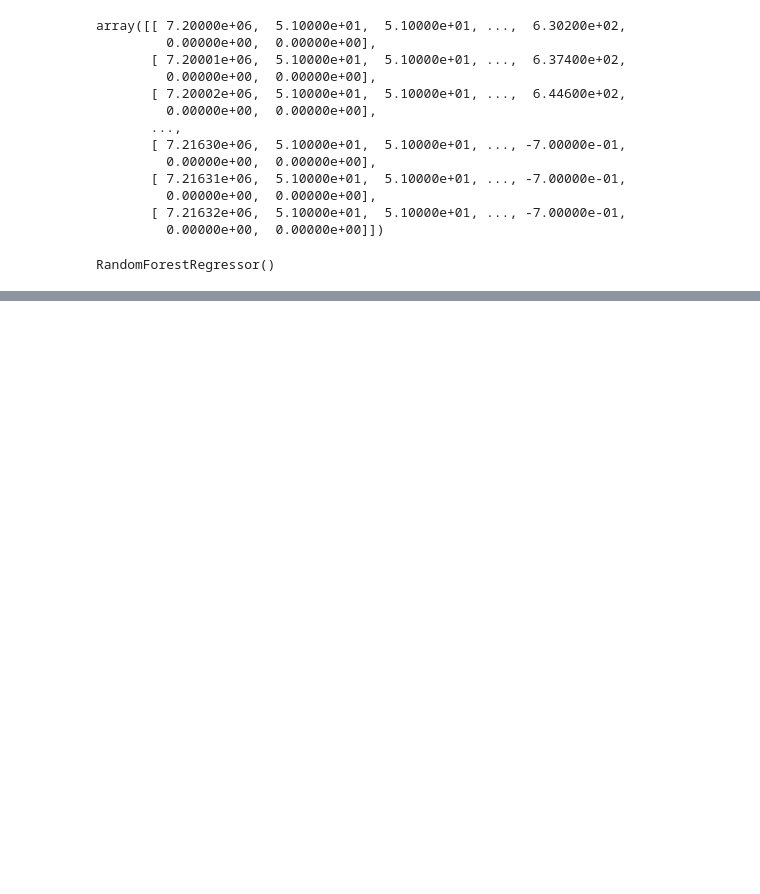
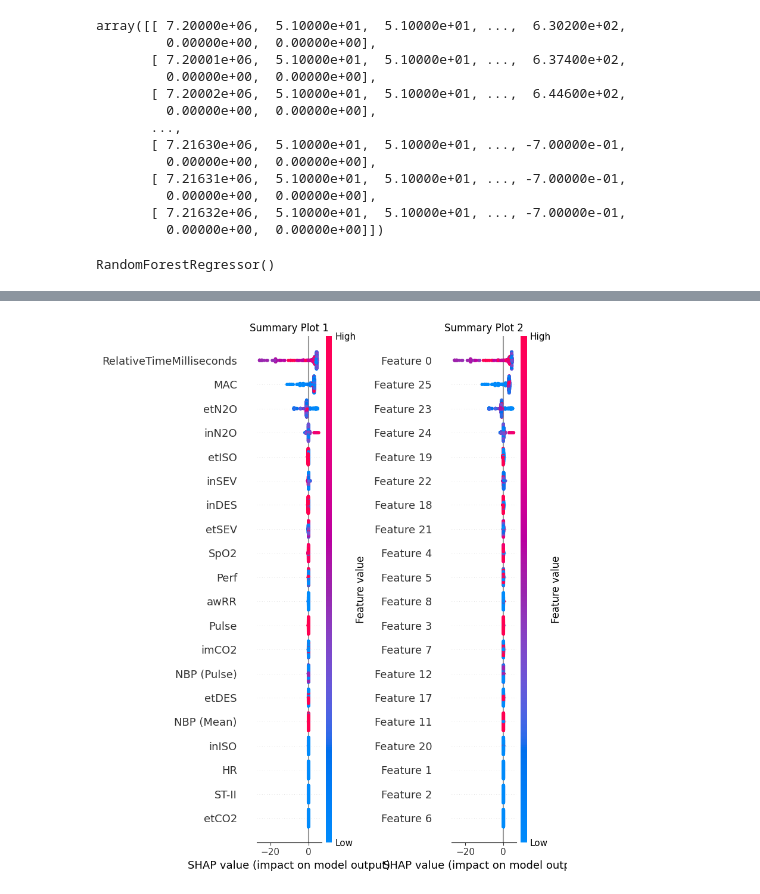
Before and after one commit to joaoavanzini/uni-queensland-vital-signs-dataset, a Jupyter notebook: shap.ipynb, the cells around one changed output, grey strips where cells are left out. Saved outputs shown, nothing was run; the diff lists cells and outputs as text; code cells hidden in the pictures; blank space fills up the shorter version.

```diff
--- a/shap.ipynb
+++ b/shap.ipynb
@@ -137 +139,16 @@ shap.summary_plot(shap_values, X_test)
+# %%
+plt.figure(figsize=(12, 6))
+
+plt.subplot(1, 2, 1)
+shap.summary_plot(shap_values, X_test, feature_names=column_names, show=False)
+plt.title("Summary Plot 1")
+
+plt.subplot(1, 2, 2)
+shap.summary_plot(shap_values, X_test, show=False)
+plt.title("Summary Plot 2")
+
+plt.tight_layout()
+plt.show()
+# %% [output]
+[figure, added]
 # %%
```
Also changed, not shown: parts of 10 cells of this notebook.
